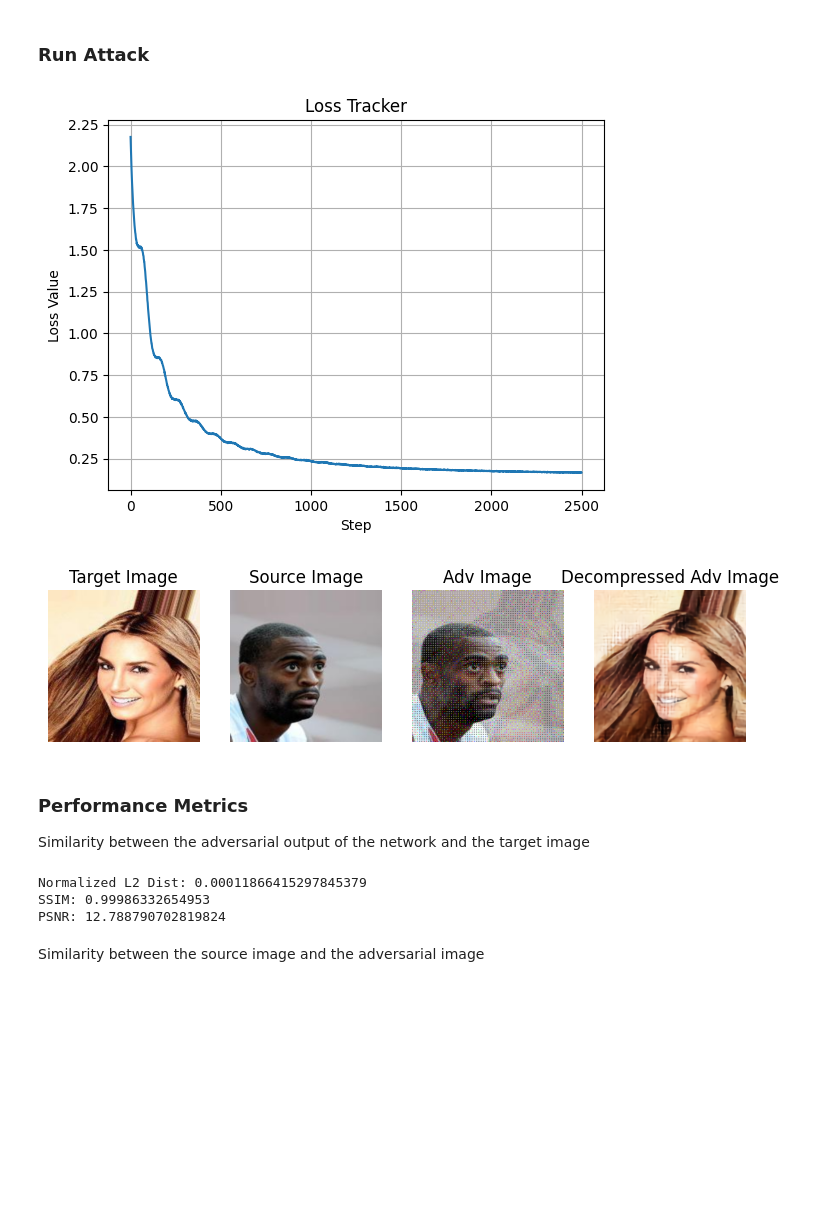
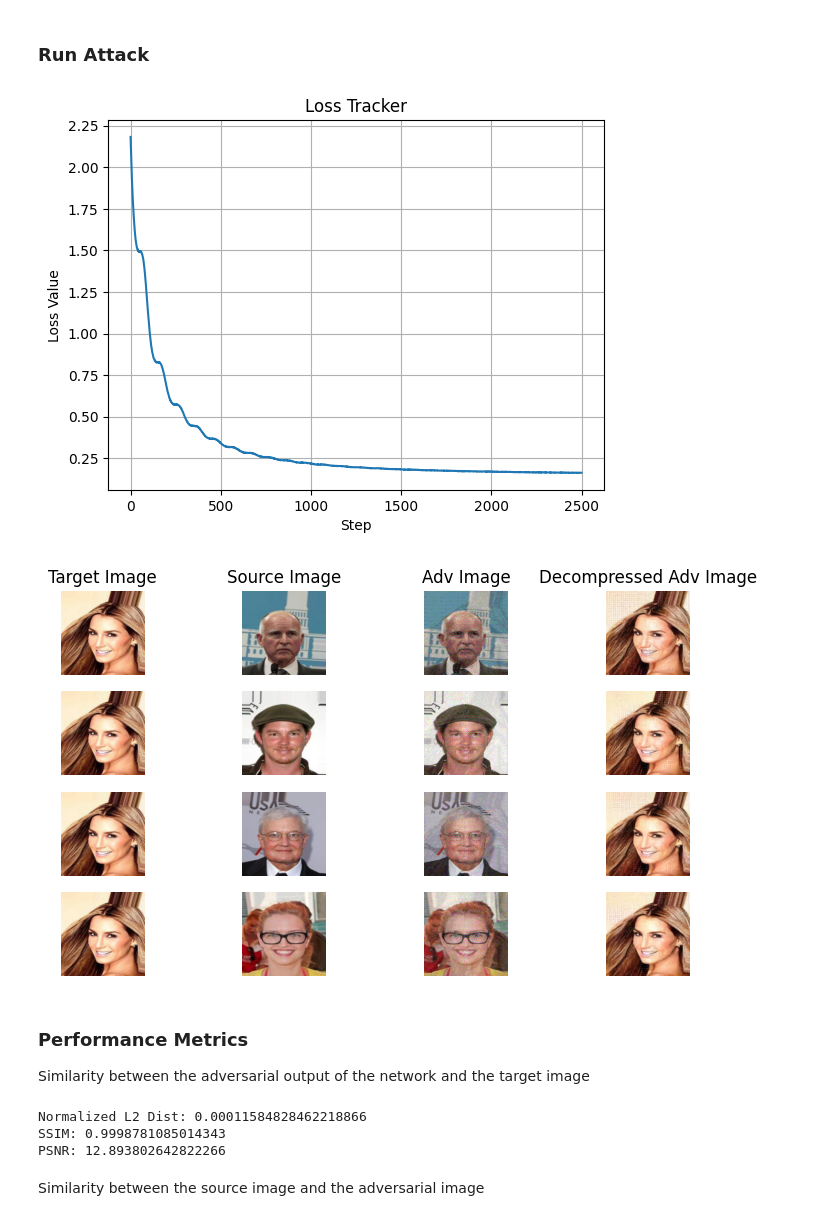
Before and after one commit to neddamj/nicsec, a Jupyter notebook: attack_neural_compression.ipynb, the cells around one changed output. Saved outputs shown, nothing was run; the diff lists cells and outputs as text; code cells hidden in the pictures; blank space fills up the shorter version.

```diff
--- a/attack_neural_compression.ipynb
+++ b/attack_neural_compression.ipynb
@@ -35,13 +35,13 @@ elif torch.backends.mps.is_available():
     'mps'
 # %%
 models = {
-    'my_bmshj2018_factorized_relu': my_bmshj2018_factorized_relu(quality=2, pretrained=True).train().to(device),
-    'my_bmshj2018_factorized'     : my_bmshj2018_factorized(quality=2, pretrained=True).train().to(device),
-    'my_bmshj2018_hyperprior'     : my_bmshj2018_hyperprior(quality=2, pretrained=True).train().to(device),
-    'my_cheng2020_anchor'         : my_cheng2020_anchor(quality=2, pretrained=True).train().to(device),
-    'my_cheng2020_attn'           : my_cheng2020_attn(quality=2, pretrained=True).train().to(device),
-    'my_mbt2018'                  : my_mbt2018(quality=2, pretrained=True).train().to(device),
-    'my_mbt2018_mean'             : my_mbt2018_mean(quality=2, pretrained=True).train().to(device)
+    'my_bmshj2018_factorized_relu': my_bmshj2018_factorized_relu(quality=2, pretrained=True).train().to(torch.float32).to(device),
+    'my_bmshj2018_factorized'     : my_bmshj2018_factorized(quality=2, pretrained=True).train().to(torch.float32).to(device),
+    'my_bmshj2018_hyperprior'     : my_bmshj2018_hyperprior(quality=2, pretrained=True).train().to(torch.float32).to(device),
+    'my_cheng2020_anchor'         : my_cheng2020_anchor(quality=2, pretrained=True).train().to(torch.float32).to(device),
+    'my_cheng2020_attn'           : my_cheng2020_attn(quality=2, pretrained=True).train().to(torch.float32).to(device),
+    'my_mbt2018'                  : my_mbt2018(quality=2, pretrained=True).train().to(torch.float32).to(device),
+    'my_mbt2018_mean'             : my_mbt2018_mean(quality=2, pretrained=True).to(torch.float32).train().to(device)
 }
 net = models['my_bmshj2018_factorized_relu']
 print(f'Parameters: {sum(p.numel() for p in net.parameters())}')
@@ -88,11 +88,11 @@ class StatsMeter:
 # %%
 x = dataset[0][0].unsqueeze(0).to(device)
 
-num_sources = 1
+num_sources = 4
 x_hat = [] #dataset[1][0].unsqueeze(0).to(device)
 for i, (images, label) in enumerate(dataloader):
     # num sources must be less than batch size
-    x_hat = images[:num_sources]
+    x_hat = images[:num_sources].to(device)
     break
 
 x_src = x_hat.clone()
@@ -107,9 +107,12 @@ def pgd(
         num_steps: int,
         mask: torch.Tensor = None
     ) -> List:
+    # Move images to the same device as the model
+    src_img = src_img.to(device)
+    target_img = target_img.to(device)
+    mask = mask.to(device)
     # Get the embedding of the source image and make a copy of the target
     src_emb = model.forward(src_img)['y_hat']
-    #target_baseline = target_img.clone()
 
     # Track the best performance
     best_img = None
@@ -123,9 +126,10 @@ def pgd(
         pbar.set_description(f"[Running attack]: Loss {loss.item():.5f}")
 
         optimizer.zero_grad()
-        loss.backward(retain_graph=True)
+        target_img.grad,  = torch.autograd.grad(loss, [target_img])
+        # loss.backward(retain_graph=True)
         if mask is not None:
-            target_img.grad = target_img.grad * mask
+            target_img.grad *= mask
         optimizer.step()
         scheduler.step()
         loss_tracker.update(loss.item())
@@ -169,26 +173,26 @@ plt.title('Loss Tracker')
 plt.grid()
 plt.show()
 # %% [output]
-[figure, old version]
+[figure, new version]
 # %%
 # Create a figure to hold the subplots
 fig, axs = plt.subplots(num_sources, 4, figsize=(9, 5))  # num_sources rows, 4 columns
 labels = ['Target Image', 'Source Image', 'Adv Image', 'Decompressed Adv Image']
 
 for idx in range(num_sources):
     images = [x, x_src[idx], x_adv[idx], output[idx]]
 
     # Iterate over the images and axes to plot each image
     for img_idx, ax in enumerate(axs[idx] if num_sources > 1 else axs):  # Use idx for outer loop, img_idx for inner
-        img = images[img_idx].clip(0, 1).squeeze(0).permute(1, 2, 0).detach().numpy()  # Change the shape to [H, W, C]
+        img = images[img_idx].clip(0, 1).squeeze(0).permute(1, 2, 0).detach().cpu().numpy()  # Change the shape to [H, W, C]
         ax.imshow(img)
         if idx == 0:
             ax.set_title(labels[img_idx])
         ax.axis('off')  # Hide axis
 
 plt.show()
 # %% [output]
-[figure, old version]
+[figure, new version]
 # %% [markdown]
 ### Performance Metrics
 
@@ -208,9 +212,9 @@ for i in range(num_sources):
 
 print(f'Normalized L2 Dist: {torch.tensor(normalized_l2_dist).mean()}\nSSIM: {torch.tensor(struct_sim).mean()}\nPSNR: {torch.tensor(psnr).mean()}')
 # %% [output]
-Normalized L2 Dist: 0.00011866415297845379
-SSIM: 0.99986332654953
-PSNR: 12.788790702819824
+Normalized L2 Dist: 0.00011584828462218866
+SSIM: 0.9998781085014343
+PSNR: 12.893802642822266
 # %% [markdown]
 Similarity between the source image and the adversarial image
 # %%
```
Also changed, not shown: parts of 2 cells of this notebook.
